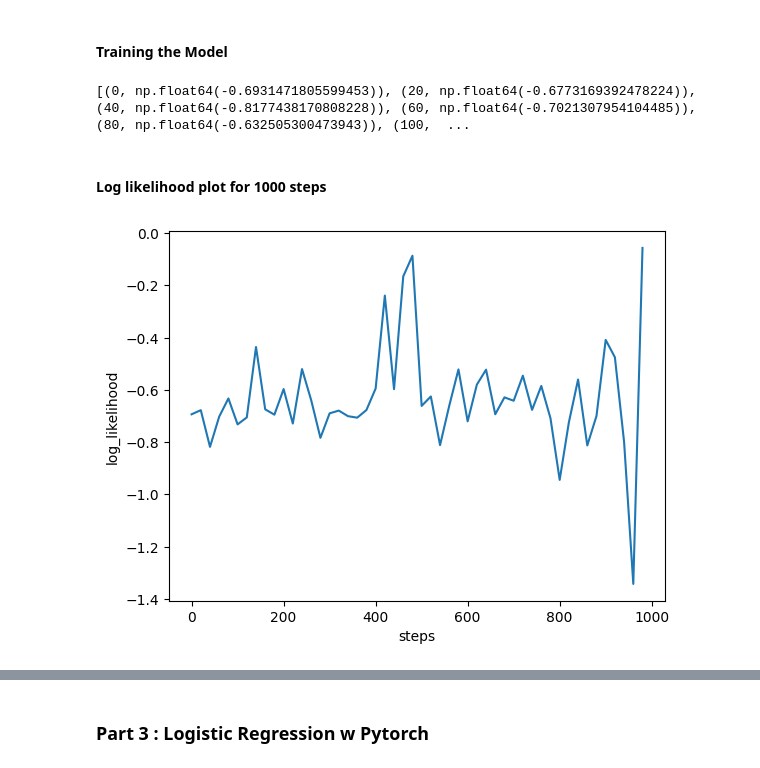
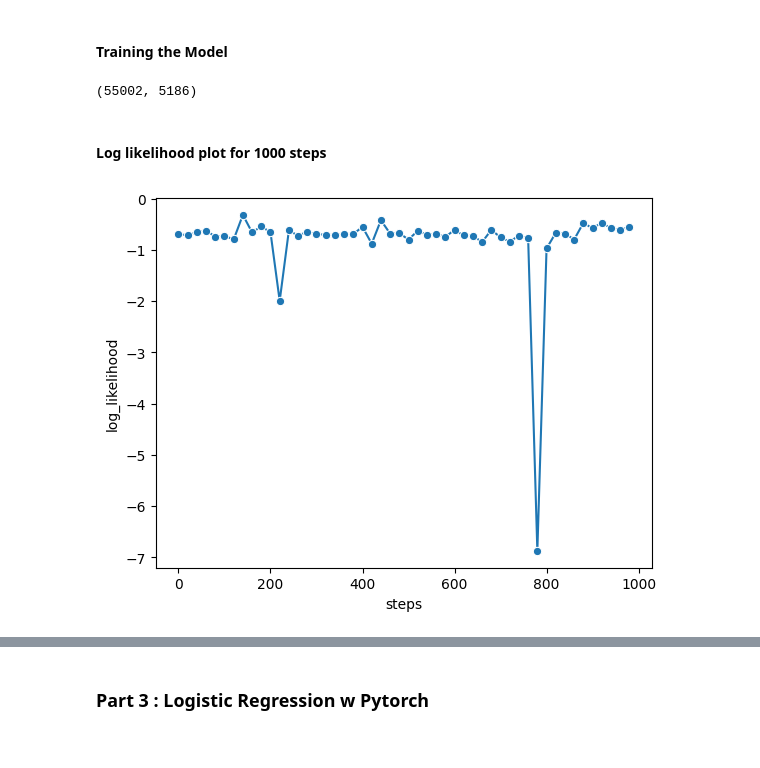
Before and after one commit to nandanasheri/cse595-hw1, a Jupyter notebook: model.ipynb, the cells around one changed output, grey strips where cells are left out. Cells and saved outputs as stored; diff of their text form; code cells hidden in the pictures.

```diff
--- a/model.ipynb
+++ b/model.ipynb
@@ -183,11 +186,12 @@ def log_likelihood(y, predicted_y):
 
 # compute the gradient for a specific x vector, beta coefficients and ground truth y
 def compute_gradient(x, y, predicted_y):
-    return (sigmoid(predicted_y) - y) * x
+    gradient = (sigmoid(predicted_y) - y) * x
+    return gradient
 # %%
 # logistic regression with X matrix each row is a feature vector, Y vector, rate of learning and number of steps
-def logistic_regression(X, Y, learning_rate, num_step, epochs = 1):
-
+def logistic_regression(X, Y, learning_rate, num_step, epochs = 1, plot=20):
+    print(X.shape)
     # Adding a column of ones as bias vector
     bias = np.array([1] * X.shape[0]).reshape(-1, 1)
     sparse_bias = sparse.csr_matrix(bias)
@@ -199,22 +203,28 @@ def logistic_regression(X, Y, learning_rate, num_step, epochs = 1):
     beta = np.array(beta)
 
     log_likelihoods = []
+
     for j in range(epochs):
         for i in range(num_step):
+
+            row_ind = random.randint(0, X.shape[0]-1)
+            # row_ind = i
+
             # calculate predicted y using the current coefficient weights
-            predicted_y = sparse.csr_matrix.dot(X.getrow(i), beta)
+            predicted_y = sparse.csr_matrix.dot(X.getrow(row_ind), beta)
 
             # compute gradient and update beta vector stochastic gradient descent
-            beta = np.subtract(beta, learning_rate * compute_gradient(X.getrow(i), Y[i], predicted_y))
-            if i  % 20 == 0:
-                log_likelihoods.append((i,log_likelihood(Y[i], predicted_y)[0]))
+            beta = np.subtract(beta, learning_rate * compute_gradient(X.getrow(row_ind), Y[row_ind], predicted_y))
+            if i % plot == 0:
+                log_likelihoods.append((i+j,log_likelihood(Y[row_ind], predicted_y)[0]))
 
-    return log_likelihoods
+
+    return log_likelihoods, beta
 
 def predict(text, beta, indices):
     test_features = create_document_vector(text, indices)
     predicted_y = np.matmul(test_features, beta)
-    return predicted_y
+    return sigmoid(predicted_y) >= 0.5
 # %% [markdown]
 #### Training the Model
 # %%
@@ -228,14 +238,13 @@ Y_class = create_class_vector(df['label'].values)
 # running the training loop for 1000 steps
 learning_rate = 5e-5
 num_steps = 1000
-log_likelihoods = logistic_regression(matrix, Y_class, learning_rate, num_steps)
-print(log_likelihoods)
+log_likelihoods, beta_values = logistic_regression(matrix, Y_class, learning_rate, num_steps)
 # %% [output]
-[(0, np.float64(-0.6931471805599453)), (20, np.float64(-0.6773169392478224)), (40, np.float64(-0.8177438170808228)), (60, np.float64(-0.7021307954104485)), (80, np.float64(-0.632505300473943)), (100,  ...
+(55002, 5186)
 # %% [markdown]
 #### Log likelihood plot for 1000 steps
 # %%
-sns.lineplot(data=pandas.DataFrame(log_likelihoods, columns=['steps', 'log_likelihood']), x="steps", y="log_likelihood")
+sns.lineplot(data=pandas.DataFrame(log_likelihoods, columns=['steps', 'log_likelihood']), x="steps", y="log_likelihood", marker="o")
 plt.show()
 # %% [output]
-[figure, old version]
+[figure, new version]
```
Also changed, not shown: parts of 11 cells of this notebook.
